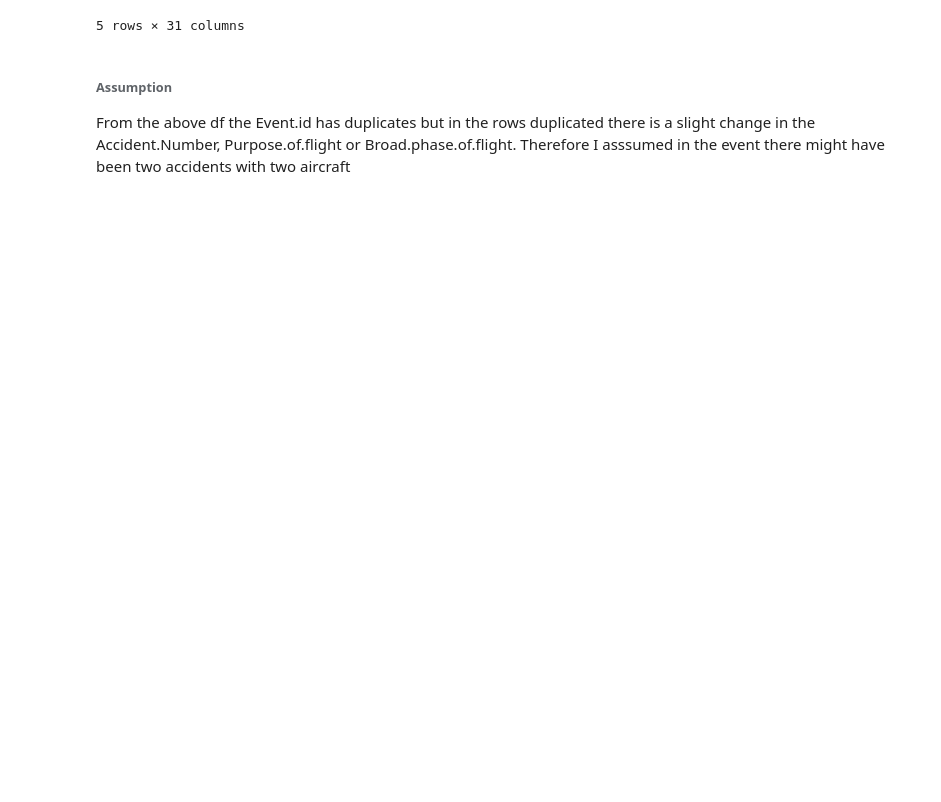
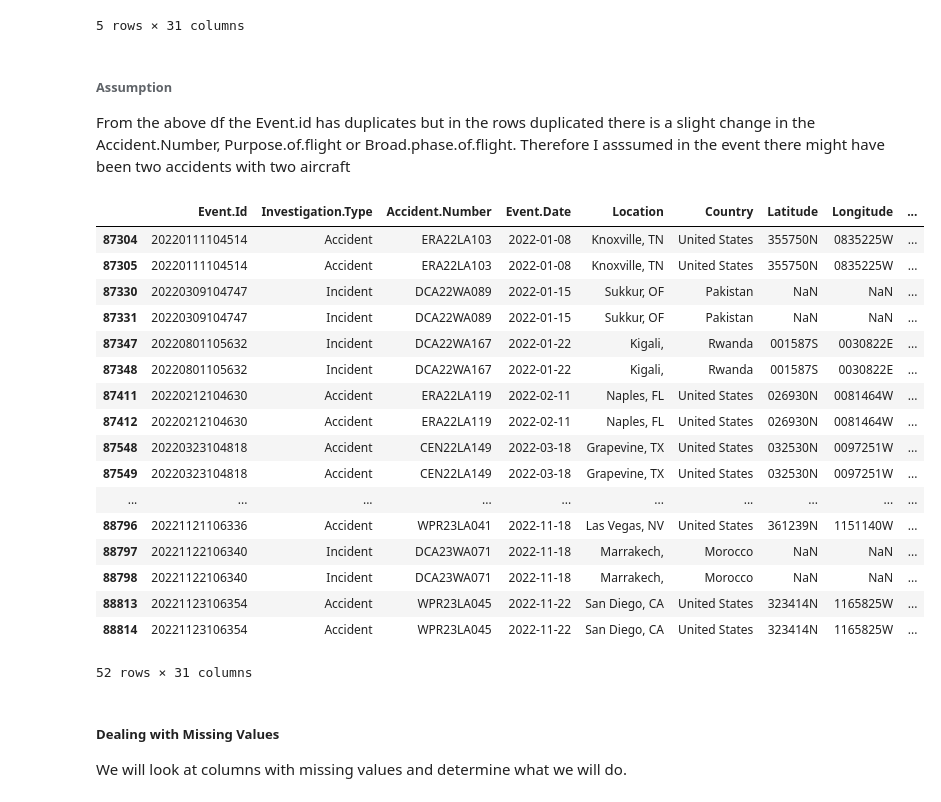
Before and after one commit to blaise-mwangi/dsc-project-aviation, a Jupyter notebook: dsc_project_aviation.ipynb, the cells around one changed output. Drawn from its saved outputs; the diff is of its cells as text; code cells hidden in the pictures; blank space fills up the shorter version.

```diff
--- a/dsc_project_aviation.ipynb
+++ b/dsc_project_aviation.ipynb
@@ -143,4 +143,27 @@ df[df["Event.Id"].duplicated(keep=False)].head()
 From the above df the Event.id has duplicates but in the rows duplicated there is a slight change in the Accident.Number, Purpose.of.flight or Broad.phase.of.flight.
 Therefore I asssumed in the event there might have been two accidents with two aircraft
 # %%
-# Confirming our assumption by using group to comare the rows
+# Confirming our assumption by using accident no as a key
+df[df["Accident.Number"].duplicated(keep=False)]
+# %% [output]
+|  | Event.Id | Investigation.Type | Accident.Number | Event.Date | Location | Country | Latitude | Longitude | ... |
+| 87304 | 20220111104514 | Accident | ERA22LA103 | 2022-01-08 | Knoxville, TN | United States | 355750N | 0835225W | ... |
+| 87305 | 20220111104514 | Accident | ERA22LA103 | 2022-01-08 | Knoxville, TN | United States | 355750N | 0835225W | ... |
+| 87330 | 20220309104747 | Incident | DCA22WA089 | 2022-01-15 | Sukkur, OF | Pakistan | NaN | NaN | ... |
+| 87331 | 20220309104747 | Incident | DCA22WA089 | 2022-01-15 | Sukkur, OF | Pakistan | NaN | NaN | ... |
+| 87347 | 20220801105632 | Incident | DCA22WA167 | 2022-01-22 | Kigali, | Rwanda | 001587S | 0030822E | ... |
+| 87348 | 20220801105632 | Incident | DCA22WA167 | 2022-01-22 | Kigali, | Rwanda | 001587S | 0030822E | ... |
+| 87411 | 20220212104630 | Accident | ERA22LA119 | 2022-02-11 | Naples, FL | United States | 026930N | 0081464W | ... |
+| 87412 | 20220212104630 | Accident | ERA22LA119 | 2022-02-11 | Naples, FL | United States | 026930N | 0081464W | ... |
+| 87548 | 20220323104818 | Accident | CEN22LA149 | 2022-03-18 | Grapevine, TX | United States | 032530N | 0097251W | ... |
+| 87549 | 20220323104818 | Accident | CEN22LA149 | 2022-03-18 | Grapevine, TX | United States | 032530N | 0097251W | ... |
+| ... | ... | ... | ... | ... | ... | ... | ... | ... | ... |
+| 88796 | 20221121106336 | Accident | WPR23LA041 | 2022-11-18 | Las Vegas, NV | United States | 361239N | 1151140W | ... |
+| 88797 | 20221122106340 | Incident | DCA23WA071 | 2022-11-18 | Marrakech, | Morocco | NaN | NaN | ... |
+| 88798 | 20221122106340 | Incident | DCA23WA071 | 2022-11-18 | Marrakech, | Morocco | NaN | NaN | ... |
+| 88813 | 20221123106354 | Accident | WPR23LA045 | 2022-11-22 | San Diego, CA | United States | 323414N | 1165825W | ... |
+| 88814 | 20221123106354 | Accident | WPR23LA045 | 2022-11-22 | San Diego, CA | United States | 323414N | 1165825W | ... |
+52 rows × 31 columns
+# %% [markdown]
+##### Dealing with Missing Values
+We will look at columns with missing values and determine what we will do.
```
Also changed, not shown: parts of 8 cells of this notebook.
